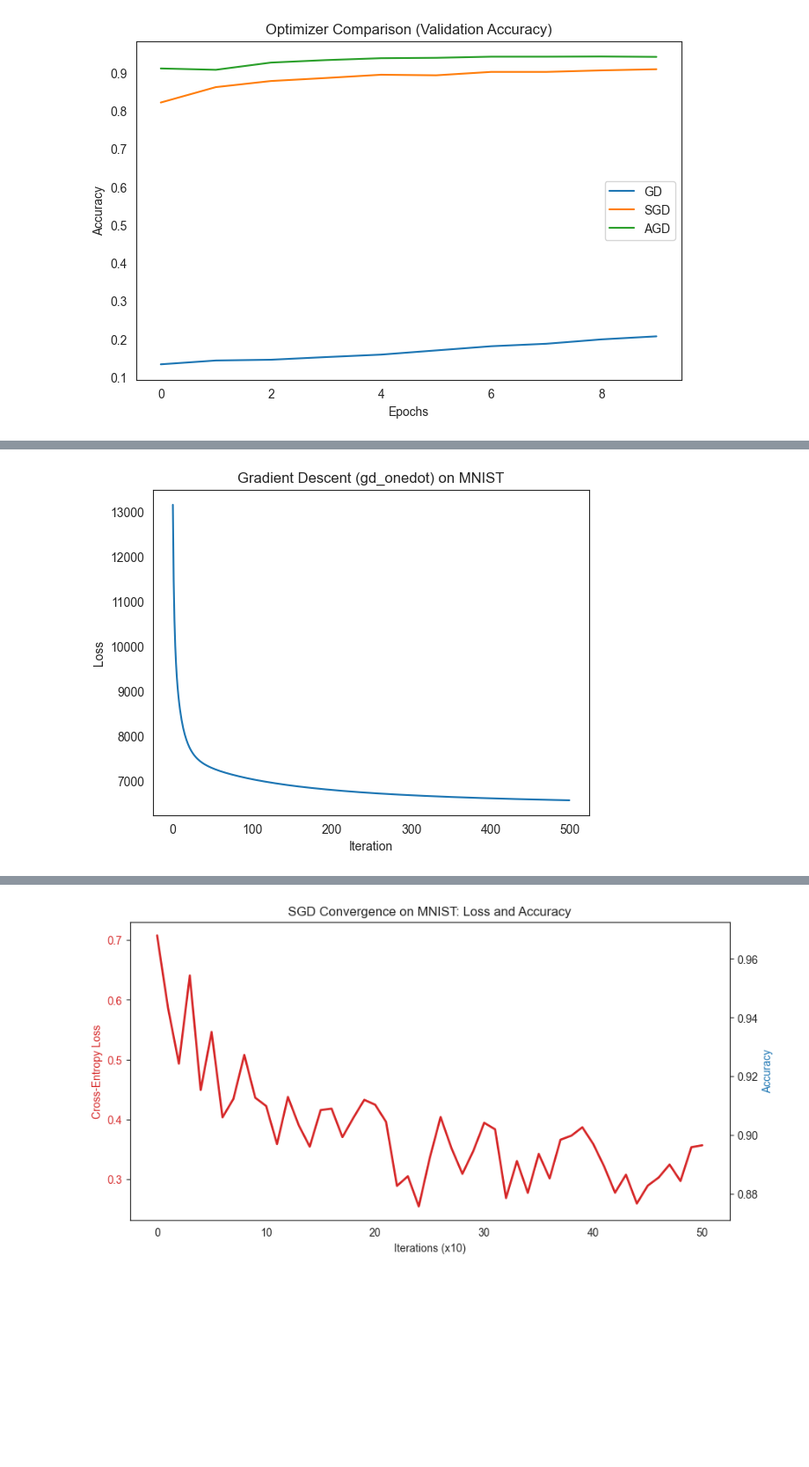
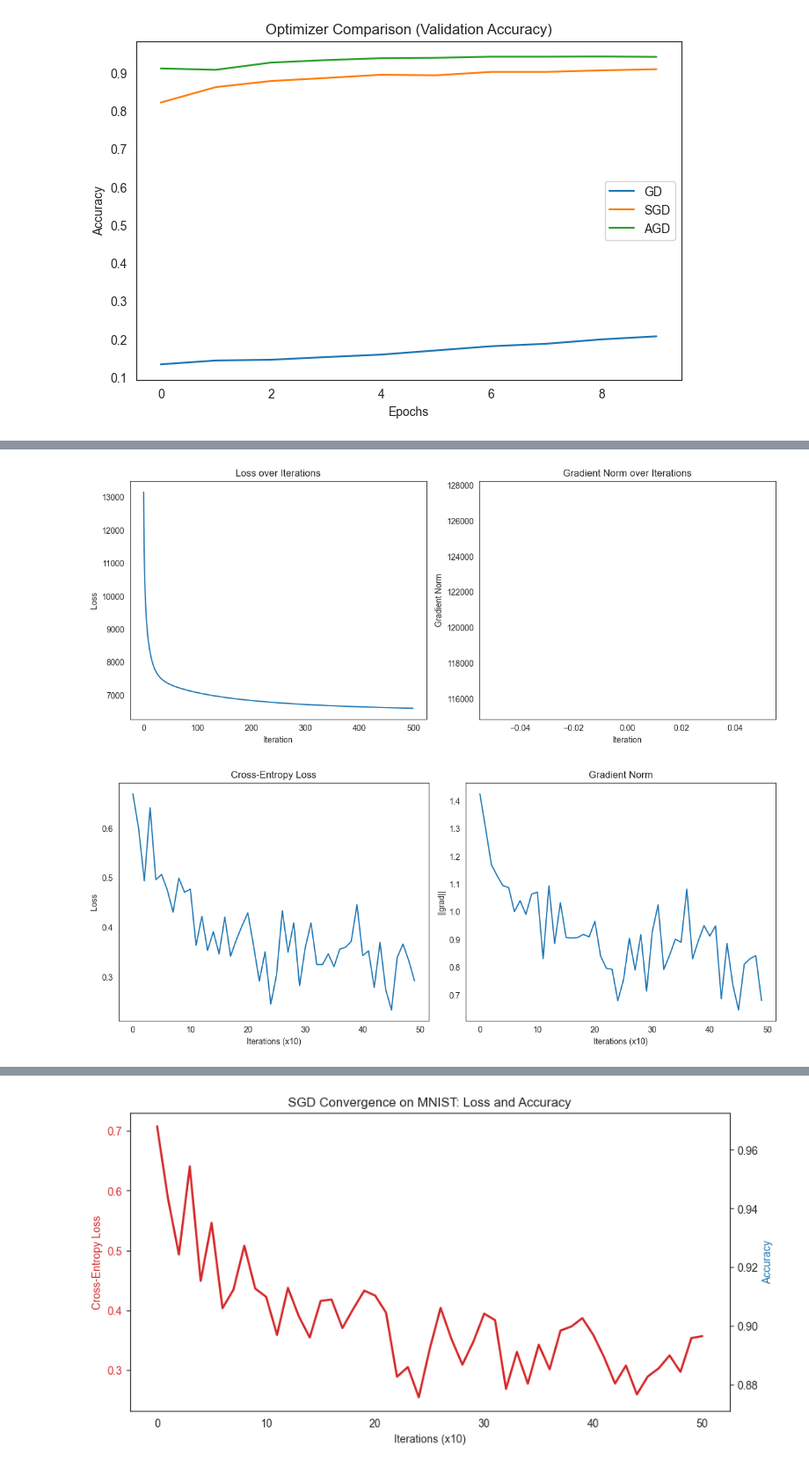
Before and after one commit to Ripa-Shah/MachineLearningOptimization, a Jupyter notebook: Data_preparation.ipynb, the cells around one changed output, grey strips where cells are left out. Shown at 88% size. Drawn from its saved outputs; the diff is of its cells as text; code cells hidden in the pictures; blank space fills up the shorter version.

```diff
--- a/Data_preparation.ipynb
+++ b/Data_preparation.ipynb
@@ -902,6 +902,9 @@ def gd_onedot(X, Y, W0, epsilon=1e-6, max_iter=500):
 
     # initial gradient
     grad = 2 * X.T @ (X @ W - Y)
+    grad_norms = []
+    print(f"Initial ||grad||: {la.norm(grad):.4e}")
+    grad_norm = la.norm(grad)
     losses = []
 
     iter_count = 0
@@ -922,14 +925,17 @@ def gd_onedot(X, Y, W0, epsilon=1e-6, max_iter=500):
         loss = la.norm(X @ W - Y)**2
         losses.append(loss)
 
-        print(f"Iter {iter_count}: Loss = {loss:.4f}, ||grad|| = {la.norm(grad):.4e}")
+        #compute gradient norm
+        grad_norms.append(grad_norm)
+
+        print(f"Iter {iter_count}: Loss = {loss:.4f}, ||grad|| = {la.norm(grad):.4e}, ||grad_norm|| = {la.norm(grad):.4e} ")
 
 
         iter_count += 1
 
-    return W, losses
+    return W, losses, grad_norm
 # %%
 W0 = np.zeros((x_train_final.shape[1], 10))
 
-W, losses = gd_onedot(x_train_final, Y_train, W0)
+W, losses, grad_norms = gd_onedot(x_train_final, Y_train, W0)
 # %% [output]
@@ -958,13 +964,26 @@ y_pred = predict(x_test_final, W)
 # %%
 import matplotlib.pyplot as plt
 
+plt.figure(figsize=(12,5))
+
+# Loss plot
+plt.subplot(1, 2, 1)
 plt.plot(losses)
 plt.xlabel("Iteration")
 plt.ylabel("Loss")
-plt.title("Gradient Descent (gd_onedot) on MNIST")
+plt.title("Loss over Iterations")
+
+# Gradient norm plot
+plt.subplot(1, 2, 2)
+plt.plot(grad_norms)
+plt.xlabel("Iteration")
+plt.ylabel("Gradient Norm")
+plt.title("Gradient Norm over Iterations")
+
+plt.tight_layout()
 plt.show()
 # %% [output]
-[figure, old version]
+[figure, new version]
 # %%
 
 # 2. Initialize Parameters
@@ -978,6 +997,7 @@ maxiter = 500
 batch = 128
 vec_loss = []
 vec_acc = []
+vec_grad_norm = []
 def softmax(z):
     exp_z = np.exp(z - np.max(z, axis=1, keepdims=True))
     return exp_z / np.sum(exp_z, axis=1, keepdims=True)
@@ -998,6 +1018,8 @@ for k in range(1, maxiter + 1):
     # Compute Gradient: (A^T * (predictions - targets))
     # This is the classification equivalent of your 2 * A.T @ (Ax - b)
     grad = (1 / batch) * A_batch.T @ (predictions - b_batch)
+    grad_norm = la.norm(grad)
+
 
     # Update weights
     W = W - alpha * grad
@@ -1007,13 +1029,31 @@ for k in range(1, maxiter + 1):
         full_preds = softmax(A[idx] @ W)
         loss = -np.mean(np.sum(b_batch * np.log(full_preds + 1e-8), axis=1))
         vec_loss.append(loss)
+        vec_grad_norm.append(grad_norm)
 
 # 4. Visualize Progress
+import matplotlib.pyplot as plt
+
+plt.figure(figsize=(12,5))
+
+# Loss
+plt.subplot(1,2,1)
 plt.plot(vec_loss)
-plt.title("SGD Convergence on MNIST")
+plt.title("Cross-Entropy Loss")
 plt.xlabel("Iterations (x10)")
-plt.ylabel("Cross-Entropy Loss")
+plt.ylabel("Loss")
+
+# Gradient Norm
+plt.subplot(1,2,2)
+plt.plot(vec_grad_norm)
+plt.title("Gradient Norm")
+plt.xlabel("Iterations (x10)")
+plt.ylabel("||grad||")
+
+plt.tight_layout()
 plt.show()
+# %% [output]
+[figure, added]
 # %%
 vec_acc = []
 # Track Loss and Accuracy every 10 iterations
```
Also changed, not shown: parts of 2 cells of this notebook.
